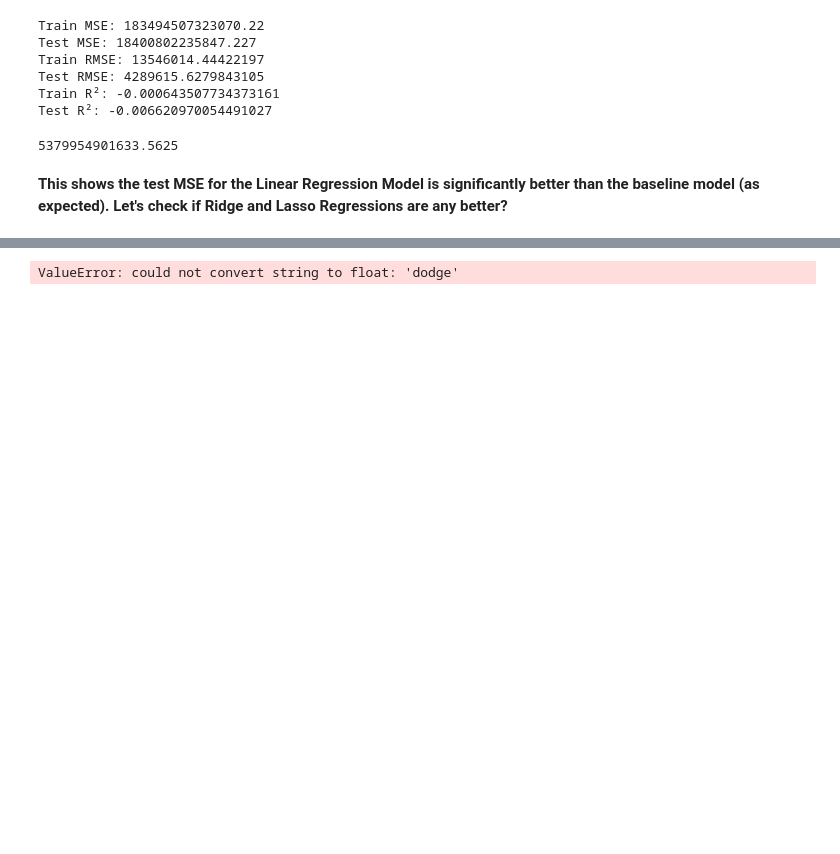
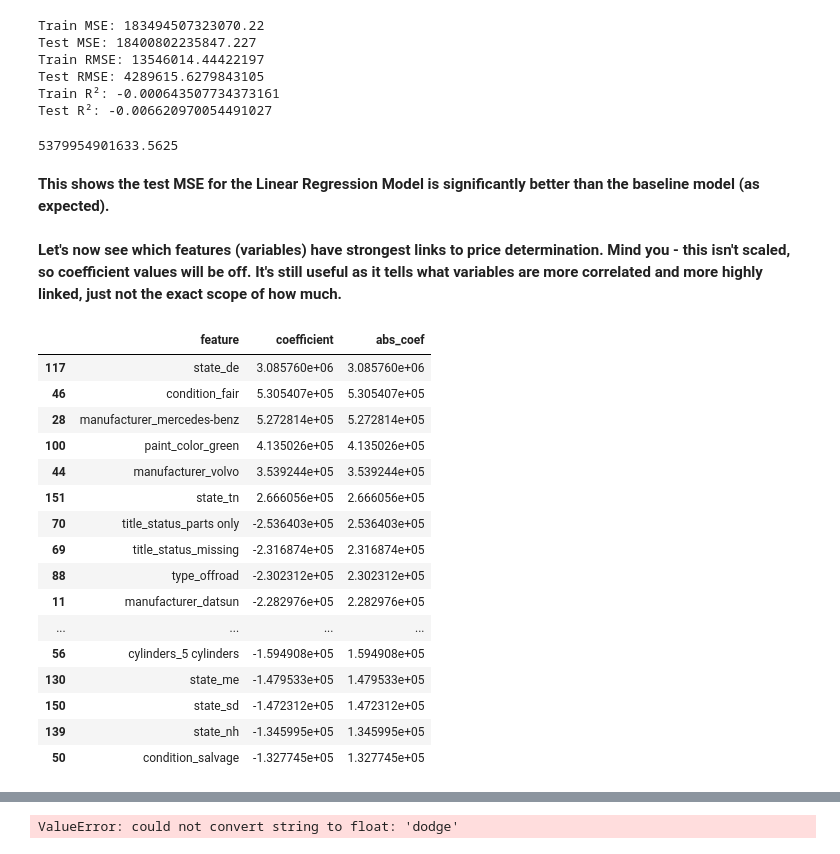
Before and after one commit to nbardhan/What-Drives-the-Price-of-a-Car-, a Jupyter notebook: prompt_II.ipynb, the cells around one changed output, grey strips where cells are left out. Saved outputs shown, nothing was run; the diff lists cells and outputs as text; code cells hidden in the pictures; blank space fills up the shorter version.

```diff
--- a/prompt_II.ipynb
+++ b/prompt_II.ipynb
@@ -458,4 +458,40 @@ print(baseline_mse_test - mse_test)
 # %% [output]
 5379954901633.5625
 # %% [markdown]
-**This shows the test MSE for the Linear Regression Model is significantly better than the baseline model (as expected). Let's check if Ridge and Lasso Regressions are any better?**
+**This shows the test MSE for the Linear Regression Model is significantly better than the baseline model (as expected).**
+# %% [markdown]
+**Let's now see which features (variables) have strongest links to price determination. Mind you - this isn't scaled, so coefficient values will be off. It's still useful as it tells what variables are more correlated and more highly linked, just not the exact scope of how much.**
+# %%
+linreg = LinearRegression().fit(X_encoded, y)
+
+# Get coefficients
+coefs = linreg.coef_
+
+# Get the column names
+features = X_encoded.columns
+
+# Combine into a DataFrame for easy viewing
+coef_df = pd.DataFrame({'feature': features, 'coefficient': coefs})
+
+# Sort by absolute value to see which ones matter most
+coef_df['abs_coef'] = coef_df['coefficient'].abs()
+coef_df = coef_df.sort_values(by='abs_coef', ascending=False)
+coef_df.head(20)  # top 20 most important features
+# %% [output]
+|  | feature | coefficient | abs_coef |
+| 117 | state_de | 3.085760e+06 | 3.085760e+06 |
+| 46 | condition_fair | 5.305407e+05 | 5.305407e+05 |
+| 28 | manufacturer_mercedes-benz | 5.272814e+05 | 5.272814e+05 |
+| 100 | paint_color_green | 4.135026e+05 | 4.135026e+05 |
+| 44 | manufacturer_volvo | 3.539244e+05 | 3.539244e+05 |
+| 151 | state_tn | 2.666056e+05 | 2.666056e+05 |
+| 70 | title_status_parts only | -2.536403e+05 | 2.536403e+05 |
+| 69 | title_status_missing | -2.316874e+05 | 2.316874e+05 |
+| 88 | type_offroad | -2.302312e+05 | 2.302312e+05 |
+| 11 | manufacturer_datsun | -2.282976e+05 | 2.282976e+05 |
+| ... | ... | ... | ... |
+| 56 | cylinders_5 cylinders | -1.594908e+05 | 1.594908e+05 |
+| 130 | state_me | -1.479533e+05 | 1.479533e+05 |
+| 150 | state_sd | -1.472312e+05 | 1.472312e+05 |
+| 139 | state_nh | -1.345995e+05 | 1.345995e+05 |
+| 50 | condition_salvage | -1.327745e+05 | 1.327745e+05 |
```
Also changed, not shown: parts of 1 cell of this notebook.
